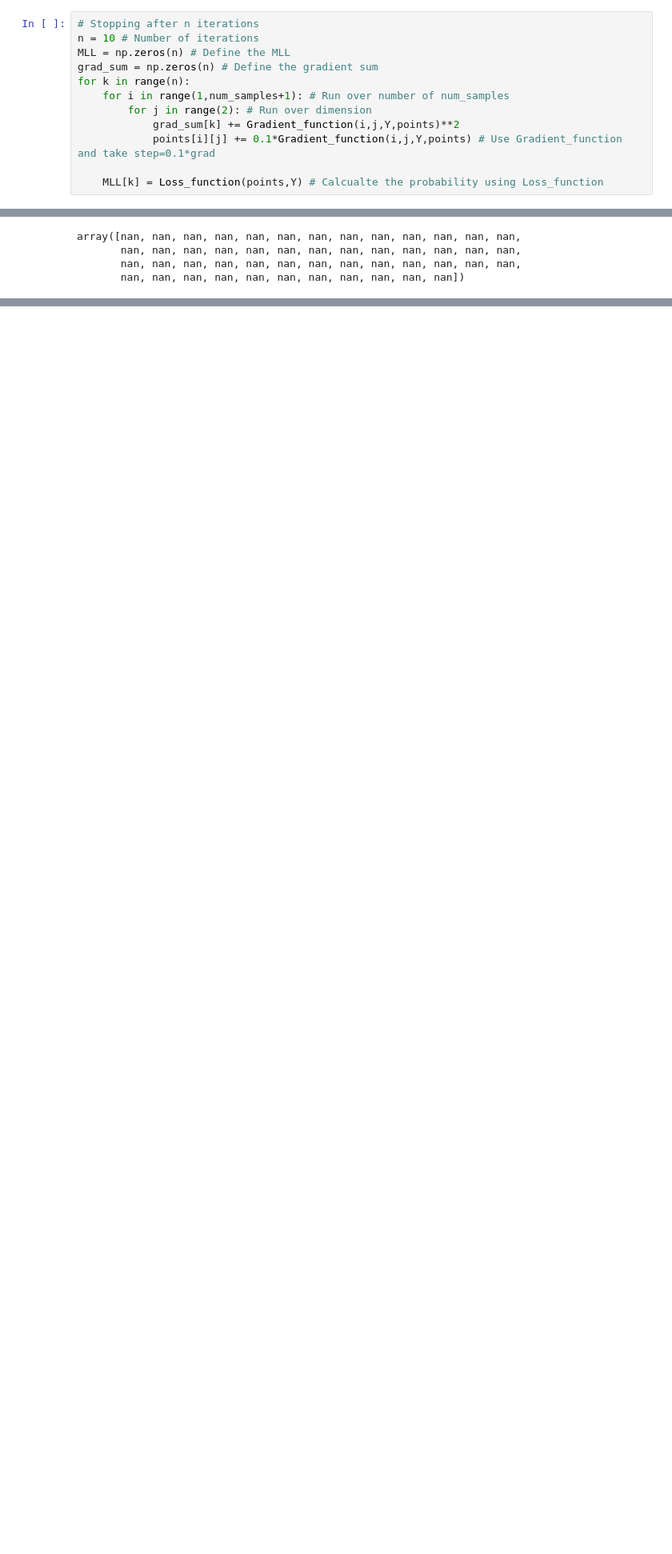
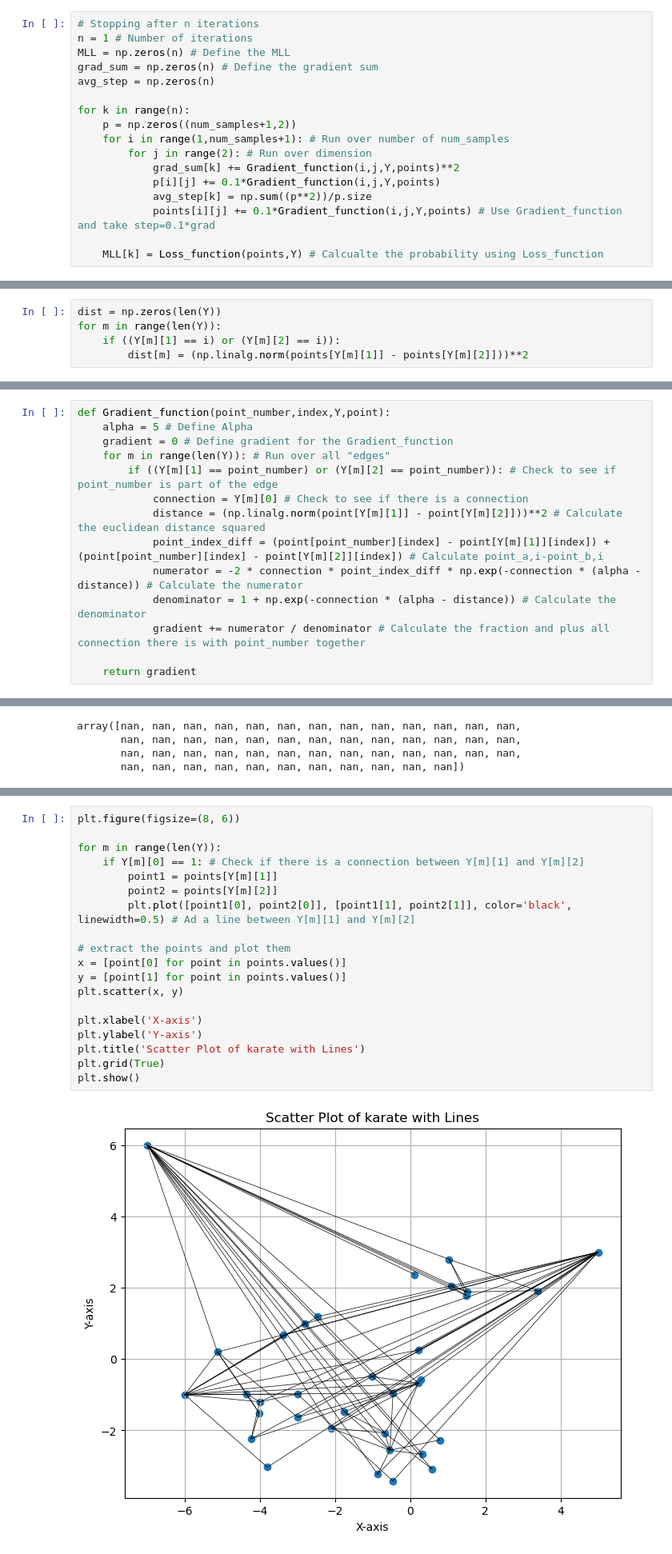
Before and after one commit to SigneDjernis/Latent_Distance_Models, a Jupyter notebook: Karate dataset/Karate_socialSpace.ipynb, the cells around one changed output, grey strips where cells are left out. Shown: that part at 80% size. Saved outputs shown, nothing was run; the diff lists cells and outputs as text; blank space fills up the shorter version.

Commit message:
Modelling the Karate dataset

```diff
--- a/Karate dataset/Karate_socialSpace.ipynb
+++ b/Karate dataset/Karate_socialSpace.ipynb
@@ -12,13 +39,18 @@ num_samples = 34  # Number of samples you want to generate
 points = {l+1: np.random.multivariate_normal(mu, cov_matrix) for l in range(num_samples)}
 # %%
 # Stopping after n iterations
-n = 10 # Number of iterations
+n = 1 # Number of iterations
 MLL = np.zeros(n) # Define the MLL
 grad_sum = np.zeros(n) # Define the gradient sum
+avg_step = np.zeros(n)
+
 for k in range(n):
+    p = np.zeros((num_samples+1,2))
     for i in range(1,num_samples+1): # Run over number of num_samples
         for j in range(2): # Run over dimension
             grad_sum[k] += Gradient_function(i,j,Y,points)**2
+            p[i][j] += 0.1*Gradient_function(i,j,Y,points)
+            avg_step[k] = np.sum((p**2))/p.size
             points[i][j] += 0.1*Gradient_function(i,j,Y,points) # Use Gradient_function and take step=0.1*grad
 
     MLL[k] = Loss_function(points,Y) # Calcualte the probability using Loss_function
@@ -24,0 +85,5 @@ for k in range(n):
+# %%
+dist = np.zeros(len(Y))
+for m in range(len(Y)):
+    if ((Y[m][1] == i) or (Y[m][2] == i)):
+        dist[m] = (np.linalg.norm(points[Y[m][1]] - points[Y[m][2]]))**2
@@ -25,3 +162,17 @@ for k in range(n):
+# %%
+def Gradient_function(point_number,index,Y,point):
+    alpha = 5 # Define Alpha
+    gradient = 0 # Define gradient for the Gradient_function
+    for m in range(len(Y)): # Run over all "edges"
+        if ((Y[m][1] == point_number) or (Y[m][2] == point_number)): # Check to see if point_number is part of the edge
+            connection = Y[m][0] # Check to see if there is a connection
+            distance = (np.linalg.norm(point[Y[m][1]] - point[Y[m][2]]))**2 # Calculate the euclidean distance squared
+            point_index_diff = (point[point_number][index] - point[Y[m][1]][index]) + (point[point_number][index] - point[Y[m][2]][index]) # Calculate point_a,i-point_b,i
+            numerator = -2 * connection * point_index_diff * np.exp(-connection * (alpha - distance)) # Calculate the numerator
+            denominator = 1 + np.exp(-connection * (alpha - distance)) # Calculate the denominator
+            gradient += numerator / denominator # Calculate the fraction and plus all connection there is with point_number together
+
+    return gradient
 # %%
 # Adding stopping criteria
 prev_grad = 200
@@ -59,3 +210,24 @@ plt.legend()
 plt.show()
 # %% [output]
 [figure]
+# %%
+plt.figure(figsize=(8, 6))
+
+for m in range(len(Y)):
+    if Y[m][0] == 1: # Check if there is a connection between Y[m][1] and Y[m][2]
+        point1 = points[Y[m][1]]
+        point2 = points[Y[m][2]]
+        plt.plot([point1[0], point2[0]], [point1[1], point2[1]], color='black', linewidth=0.5) # Ad a line between Y[m][1] and Y[m][2]
+
+# extract the points and plot them
+x = [point[0] for point in points.values()]
+y = [point[1] for point in points.values()]
+plt.scatter(x, y)
+
+plt.xlabel('X-axis')
+plt.ylabel('Y-axis')
+plt.title('Scatter Plot of karate with Lines')
+plt.grid(True)
+plt.show()
+# %% [output]
+[figure, added]
```
Also changed, not shown: parts of 10 cells of this notebook.
